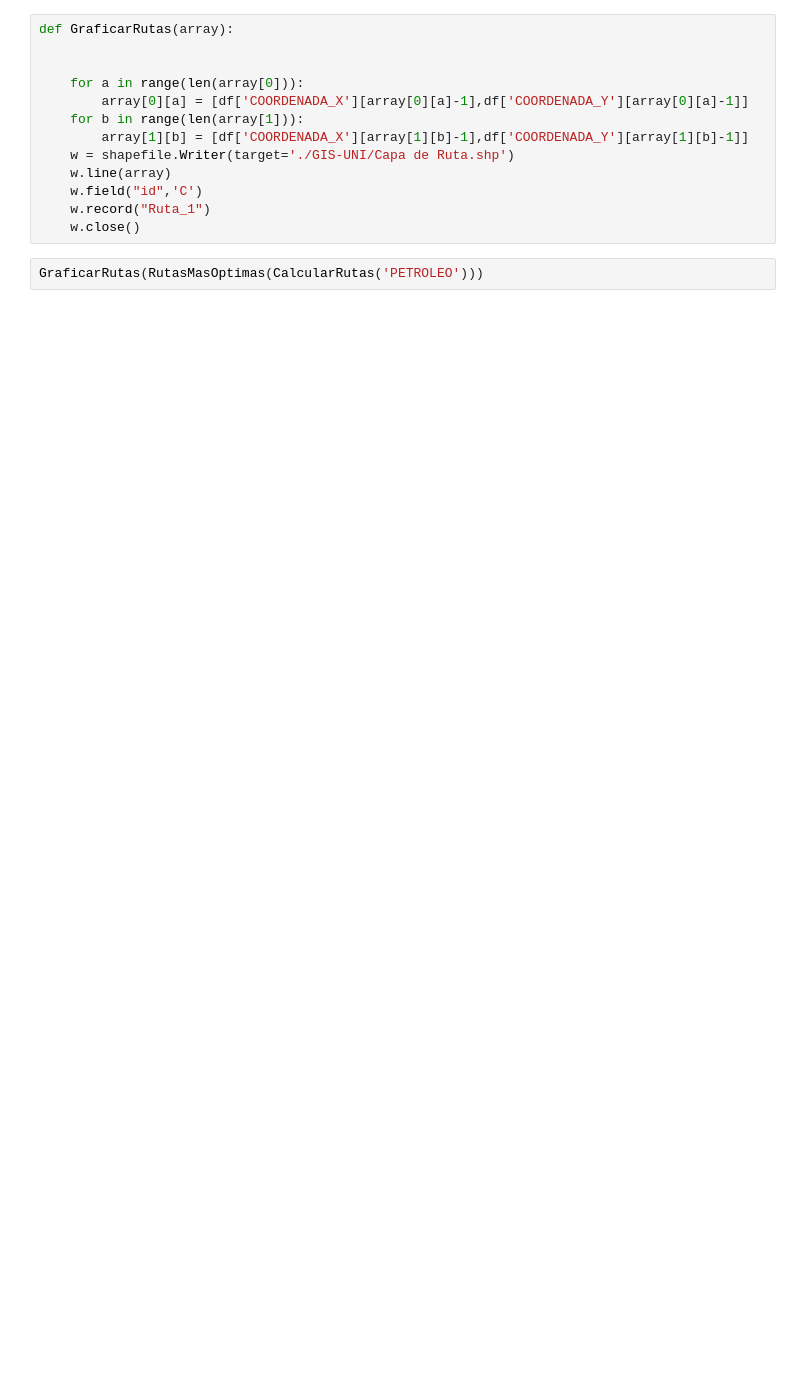
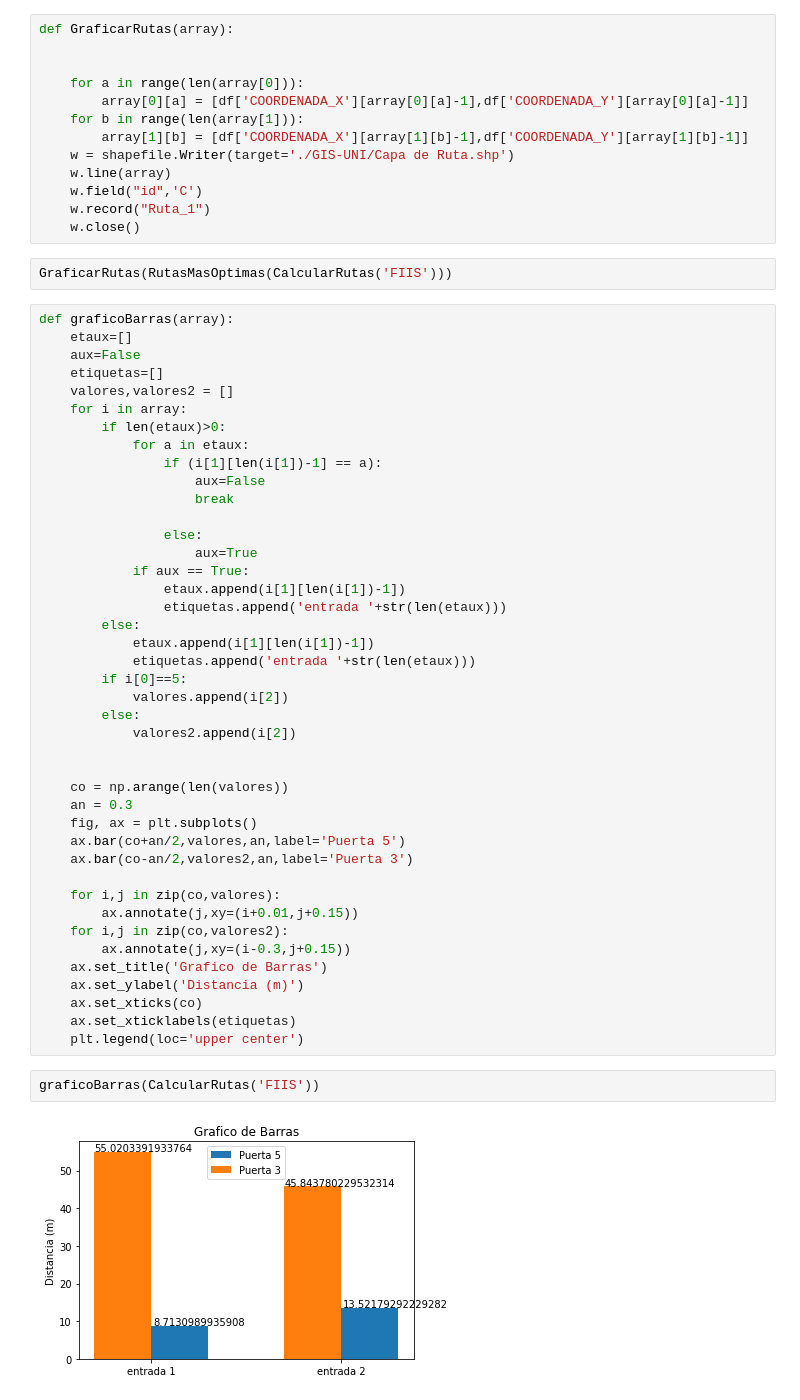
Before and after one commit to fernandohuaman/PC4-GIS, a Jupyter notebook: Redaccion UNI.ipynb, the cells around one changed output. Saved outputs shown, nothing was run; the diff lists cells and outputs as text; blank space fills up the shorter version.

Commit message:
grafica de barras

```diff
--- a/Redaccion UNI.ipynb
+++ b/Redaccion UNI.ipynb
@@ -198,4 +199,50 @@ def GraficarRutas(array):
     w.record("Ruta_1")
     w.close()
 # %%
-GraficarRutas(RutasMasOptimas(CalcularRutas('PETROLEO')))
+GraficarRutas(RutasMasOptimas(CalcularRutas('FIIS')))
+# %%
+def graficoBarras(array):
+    etaux=[]
+    aux=False
+    etiquetas=[]
+    valores,valores2 = []
+    for i in array:
+        if len(etaux)>0:
+            for a in etaux:
+                if (i[1][len(i[1])-1] == a):
+                    aux=False
+                    break
+
+                else:
+                    aux=True
+            if aux == True:
+                etaux.append(i[1][len(i[1])-1])
+                etiquetas.append('entrada '+str(len(etaux)))
+        else:
+            etaux.append(i[1][len(i[1])-1])
+            etiquetas.append('entrada '+str(len(etaux)))
+        if i[0]==5:
+            valores.append(i[2])
+        else:
+            valores2.append(i[2])
+
+
+    co = np.arange(len(valores))
+    an = 0.3
+    fig, ax = plt.subplots()
+    ax.bar(co+an/2,valores,an,label='Puerta 5')
+    ax.bar(co-an/2,valores2,an,label='Puerta 3')
+
+    for i,j in zip(co,valores):
+        ax.annotate(j,xy=(i+0.01,j+0.15))
+    for i,j in zip(co,valores2):
+        ax.annotate(j,xy=(i-0.3,j+0.15))
+    ax.set_title('Grafico de Barras')
+    ax.set_ylabel('Distancia (m)')
+    ax.set_xticks(co)
+    ax.set_xticklabels(etiquetas)
+    plt.legend(loc='upper center')
+# %%
+graficoBarras(CalcularRutas('FIIS'))
+# %% [output]
+[figure, added]
```
Also changed, not shown: parts of 7 cells of this notebook, 1 other file.
